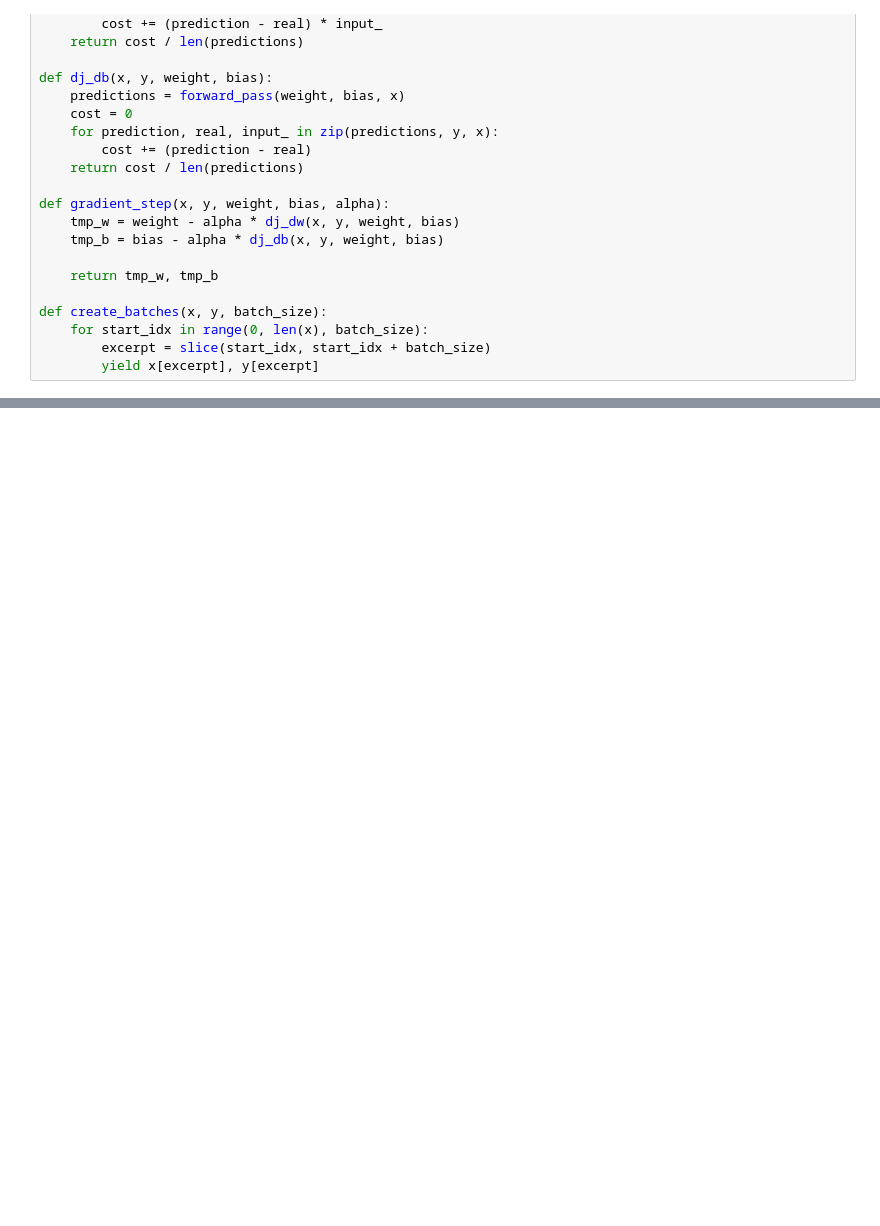
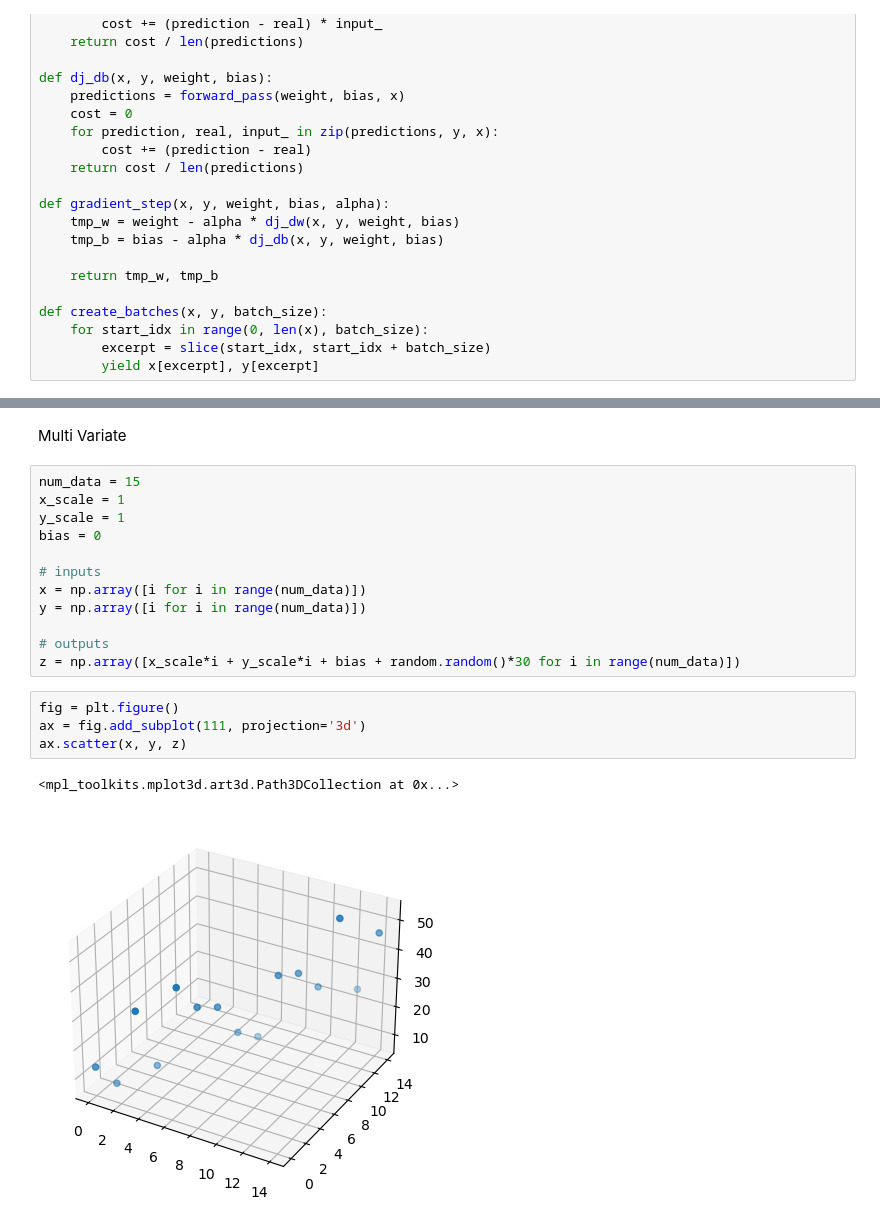
Before and after one commit to pranav142/ml_from_scratch, a Jupyter notebook: linear_regression.ipynb, the cells around one changed output, grey strips where cells are left out. Cells and saved outputs as stored; diff of their text form; blank space fills up the shorter version.

Commit message:
added multi variate regression

```diff
--- a/linear_regression.ipynb
+++ b/linear_regression.ipynb
@@ -92,0 +91,21 @@ Text(0.5, 1.0, 'Cost per epoch')
+# %% [markdown]
+Multi Variate
+# %%
+num_data = 15
+x_scale = 1
+y_scale = 1
+bias = 0
+
+# inputs
+x = np.array([i for i in range(num_data)])
+y = np.array([i for i in range(num_data)])
+
+# outputs
+z = np.array([x_scale*i + y_scale*i + bias + random.random()*30 for i in range(num_data)])
+# %%
+fig = plt.figure()
+ax = fig.add_subplot(111, projection='3d')
+ax.scatter(x, y, z)
+# %% [output]
+<mpl_toolkits.mplot3d.art3d.Path3DCollection at 0x...>
+[figure, added]
```
Also changed, not shown: parts of 10 cells of this notebook.
